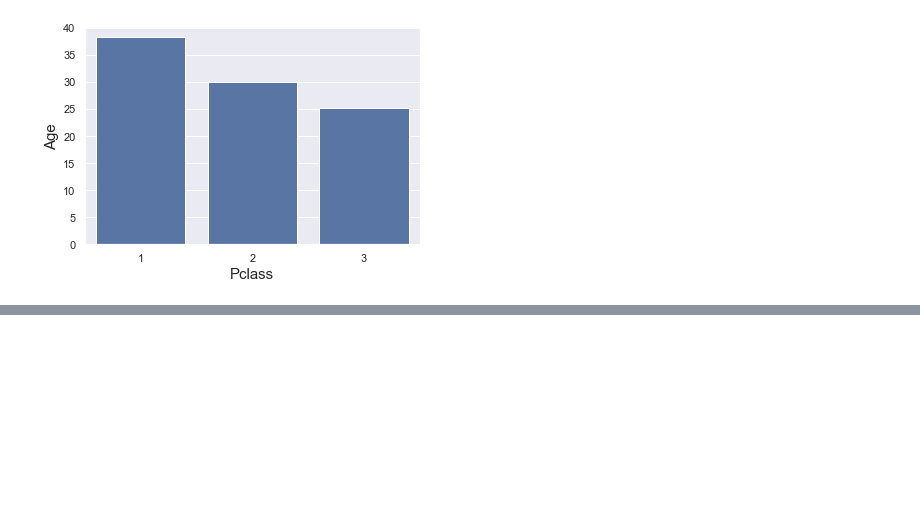
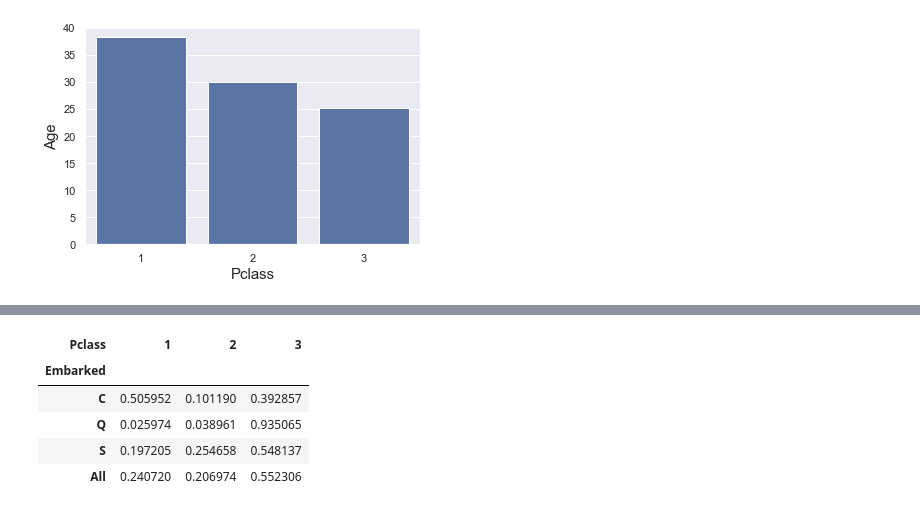
Before and after one commit to jeswingeorge/Python-DS-notes, a Jupyter notebook: Seaborn/1. Bargraph.ipynb, the cells around one changed output, grey strips where cells are left out. Saved outputs shown, nothing was run; the diff lists cells and outputs as text; code cells hidden in the pictures; blank space fills up the shorter version.

```diff
--- a/Seaborn/1. Bargraph.ipynb
+++ b/Seaborn/1. Bargraph.ipynb
@@ -149,0 +175,10 @@ sns.barplot(data = df, x = "Pclass", y = "Age", ci = None, color = 'b');
+# %%
+temp = pd.crosstab(df['Embarked'], df['Pclass'], normalize = 'index',margins = True)
+temp
+# %% [output]
+| Pclass | 1 | 2 | 3 |
+| Embarked |  |  |  |
+| C | 0.505952 | 0.101190 | 0.392857 |
+| Q | 0.025974 | 0.038961 | 0.935065 |
+| S | 0.197205 | 0.254658 | 0.548137 |
+| All | 0.240720 | 0.206974 | 0.552306 |
```
Also changed, not shown: parts of 10 cells of this notebook, 1 other file.
